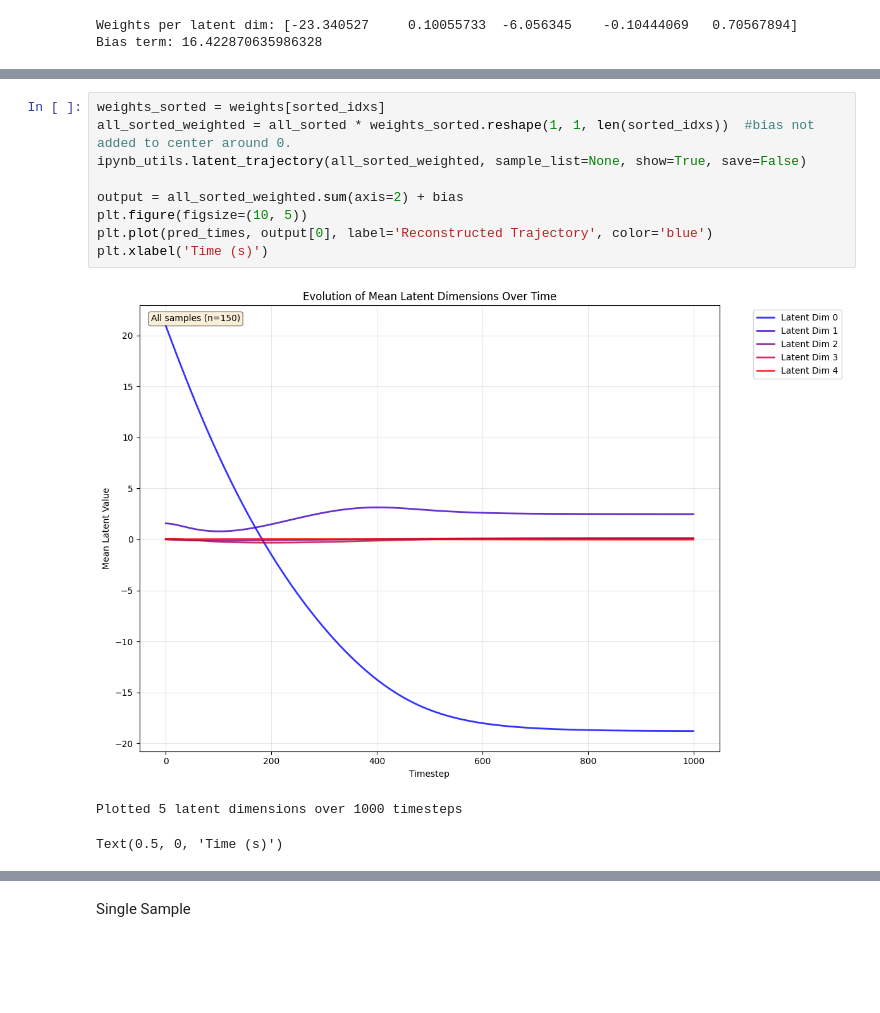
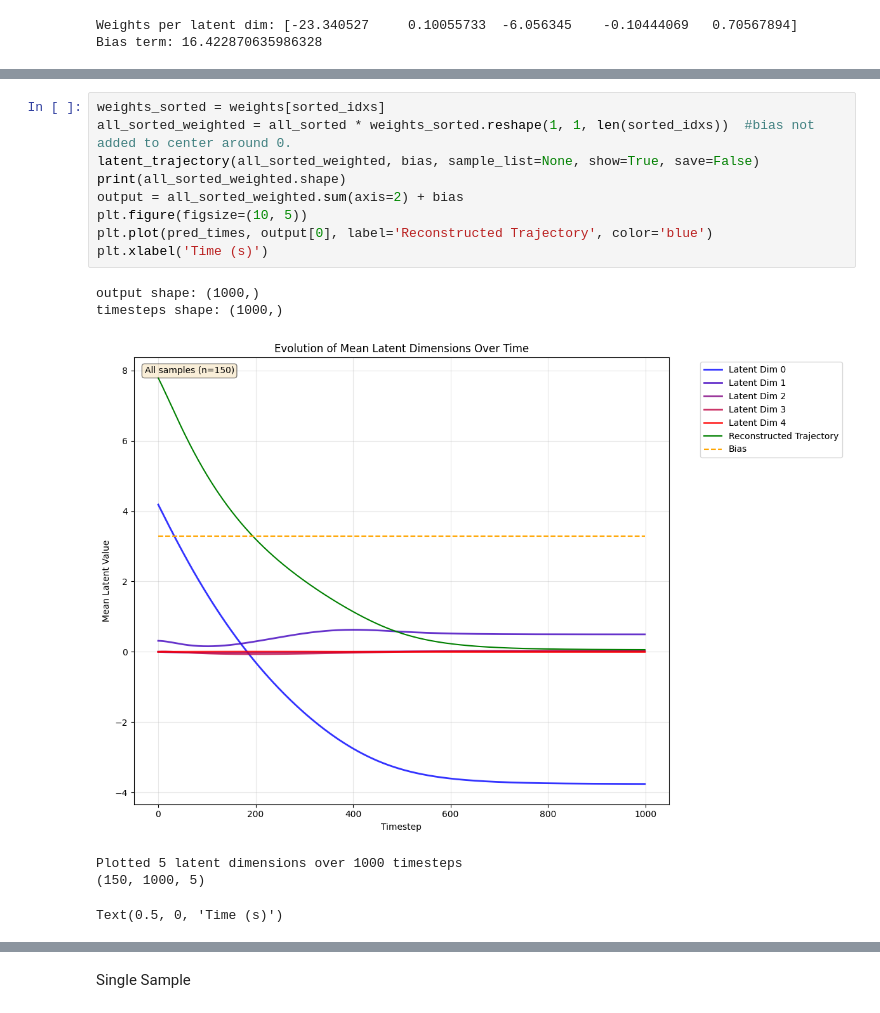
Before and after one commit to rayyyd/ML_charge_modeling, a Jupyter notebook: parameter_tuning/interpretability.ipynb, the cells around one changed output, grey strips where cells are left out. Cells and saved outputs as stored; diff of their text form; blank space fills up the shorter version.

```diff
--- a/parameter_tuning/interpretability.ipynb
+++ b/parameter_tuning/interpretability.ipynb
@@ -482,16 +700,19 @@ Bias term: 16.422870635986328
 # %%
 weights_sorted = weights[sorted_idxs]
 all_sorted_weighted = all_sorted * weights_sorted.reshape(1, 1, len(sorted_idxs))  #bias not added to center around 0.
-ipynb_utils.latent_trajectory(all_sorted_weighted, sample_list=None, show=True, save=False)
-
+latent_trajectory(all_sorted_weighted, bias, sample_list=None, show=True, save=False)
+print(all_sorted_weighted.shape)
 output = all_sorted_weighted.sum(axis=2) + bias
 plt.figure(figsize=(10, 5))
 plt.plot(pred_times, output[0], label='Reconstructed Trajectory', color='blue')
 plt.xlabel('Time (s)')
 # %% [output]
+output shape: (1000,)
+timesteps shape: (1000,)
-[figure, old version]
+[figure, new version]
-Plotted 5 latent dimensions over 1000 timesteps
-Text(0.5, 0, 'Time (s)')
+Plotted 5 latent dimensions over 1000 timesteps
+(150, 1000, 5)
+Text(0.5, 0, 'Time (s)')
 [figure]
 # %% [markdown]
 Single Sample
```
Also changed, not shown: parts of 4 cells of this notebook.
